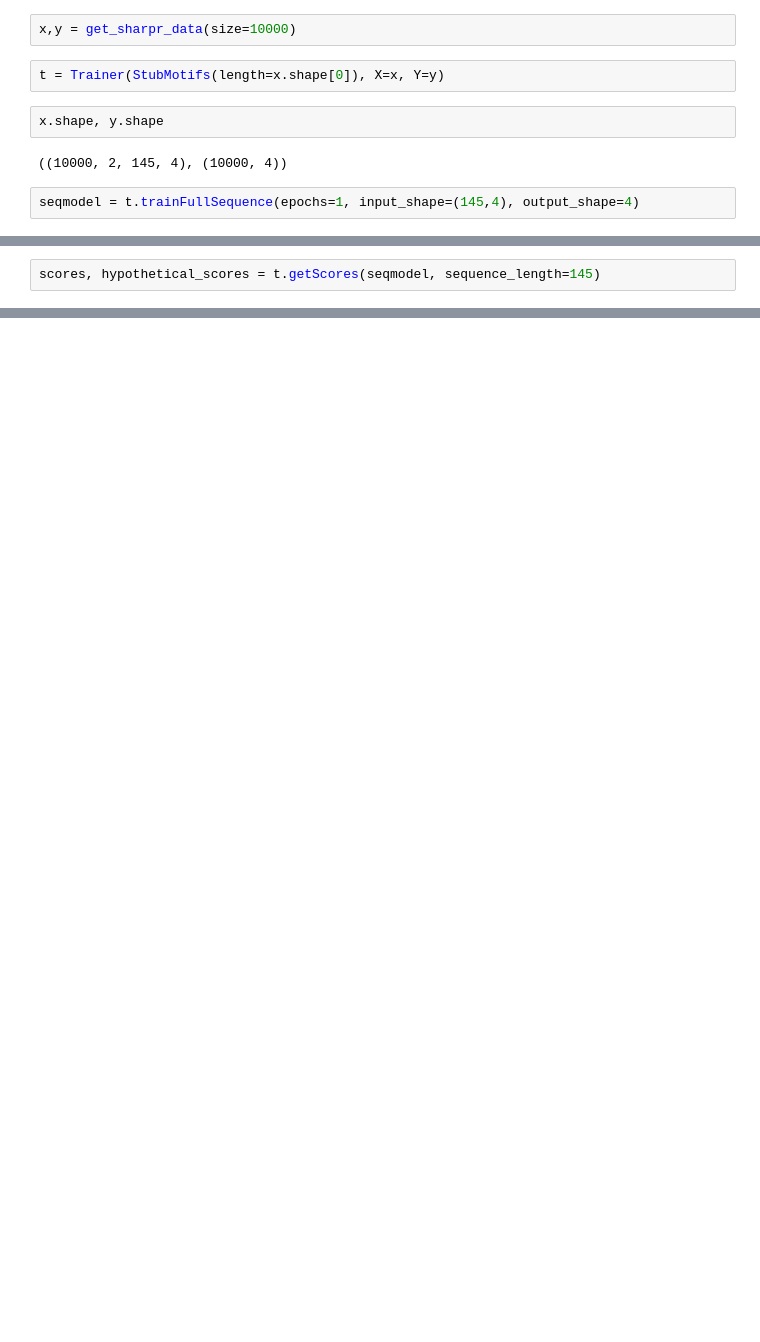
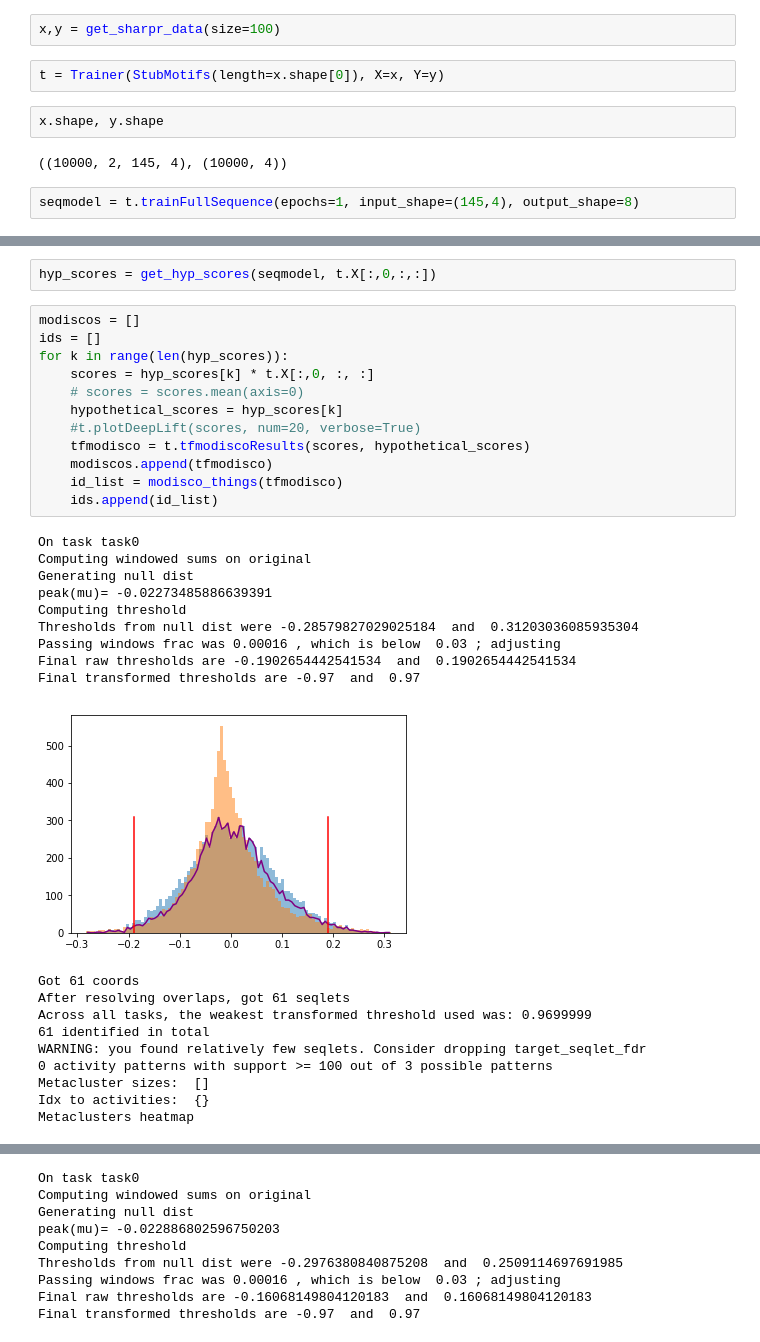
Before and after one commit to rtolsma/motiftok, a Jupyter notebook: Sharpr.ipynb, the cells around one changed output, grey strips where cells are left out. Saved outputs shown, nothing was run; the diff lists cells and outputs as text; blank space fills up the shorter version.

```diff
--- a/Sharpr.ipynb
+++ b/Sharpr.ipynb
@@ -51,7 +110,7 @@ def get_sharpr_data(size=-1):
     Y = data[cols].iloc[indices].values
     return X, Y
 # %%
-x,y = get_sharpr_data(size=10000)
+x,y = get_sharpr_data(size=100)
 # %%
 t = Trainer(StubMotifs(length=x.shape[0]), X=x, Y=y)
 # %%
@@ -59,5 +118,5 @@ x.shape, y.shape
 # %% [output]
 ((10000, 2, 145, 4), (10000, 4))
 # %%
-seqmodel = t.trainFullSequence(epochs=1, input_shape=(145,4), output_shape=4)
+seqmodel = t.trainFullSequence(epochs=1, input_shape=(145,4), output_shape=8)
 # %% [output]
@@ -66,2 +128,0 @@ Epoch 1/1
-# %%
-scores, hypothetical_scores = t.getScores(seqmodel, sequence_length=145)
@@ -194,0 +129,34 @@ for metacluster_name in metacluster_names:
+# %%
+hyp_scores = get_hyp_scores(seqmodel, t.X[:,0,:,:])
+# %%
+modiscos = []
+ids = []
+for k in range(len(hyp_scores)):
+    scores = hyp_scores[k] * t.X[:,0, :, :]
+    # scores = scores.mean(axis=0)
+    hypothetical_scores = hyp_scores[k]
+    #t.plotDeepLift(scores, num=20, verbose=True)
+    tfmodisco = t.tfmodiscoResults(scores, hypothetical_scores)
+    modiscos.append(tfmodisco)
+    id_list = modisco_things(tfmodisco)
+    ids.append(id_list)
+# %% [output]
+On task task0
+Computing windowed sums on original
+Generating null dist
+peak(mu)= -0.02273485886639391
+Computing threshold
+Thresholds from null dist were -0.28579827029025184  and  0.31203036085935304
+Passing windows frac was 0.00016 , which is below  0.03 ; adjusting
+Final raw thresholds are -0.1902654442541534  and  0.1902654442541534
+Final transformed thresholds are -0.97  and  0.97
+[figure, added]
+Got 61 coords
+After resolving overlaps, got 61 seqlets
+Across all tasks, the weakest transformed threshold used was: 0.9699999
+61 identified in total
+WARNING: you found relatively few seqlets. Consider dropping target_seqlet_fdr
+0 activity patterns with support >= 100 out of 3 possible patterns
+Metacluster sizes:  []
+Idx to activities:  {}
+Metaclusters heatmap
@@ -194,0 +164,9 @@ for metacluster_name in metacluster_names:
+On task task0
+Computing windowed sums on original
+Generating null dist
+peak(mu)= -0.022886802596750203
+Computing threshold
+Thresholds from null dist were -0.2976380840875208  and  0.2509114697691985
+Passing windows frac was 0.00016 , which is below  0.03 ; adjusting
+Final raw thresholds are -0.16068149804120183  and  0.16068149804120183
+Final transformed thresholds are -0.97  and  0.97
```
Also changed, not shown: parts of 10 cells of this notebook, 5 other files.
